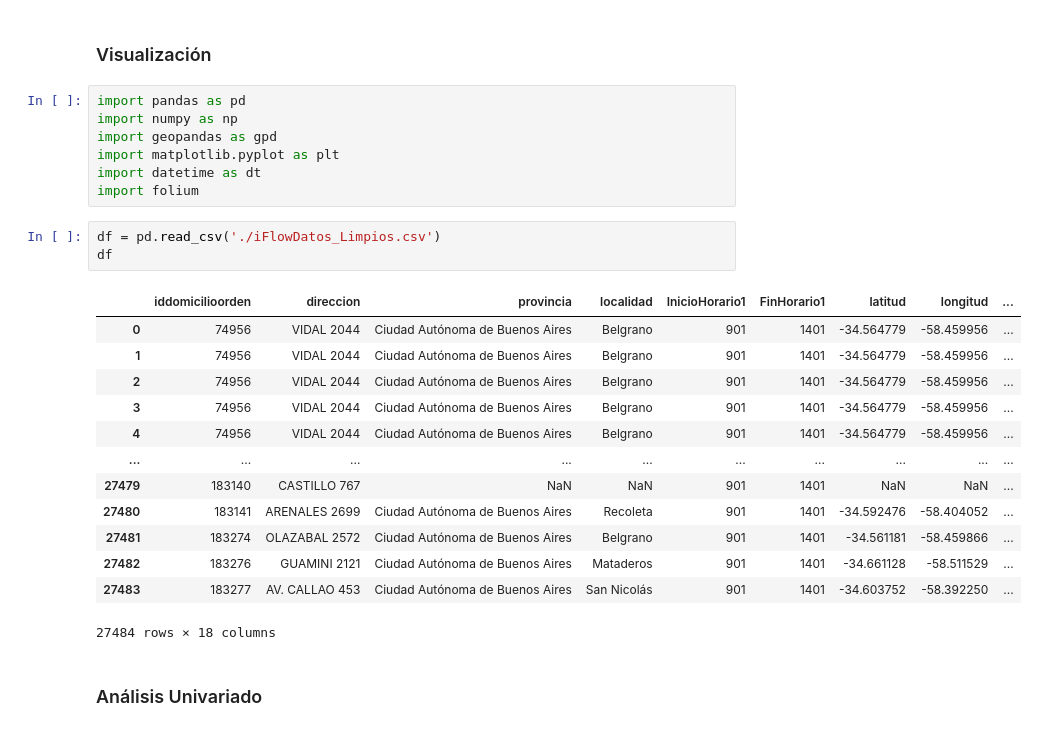
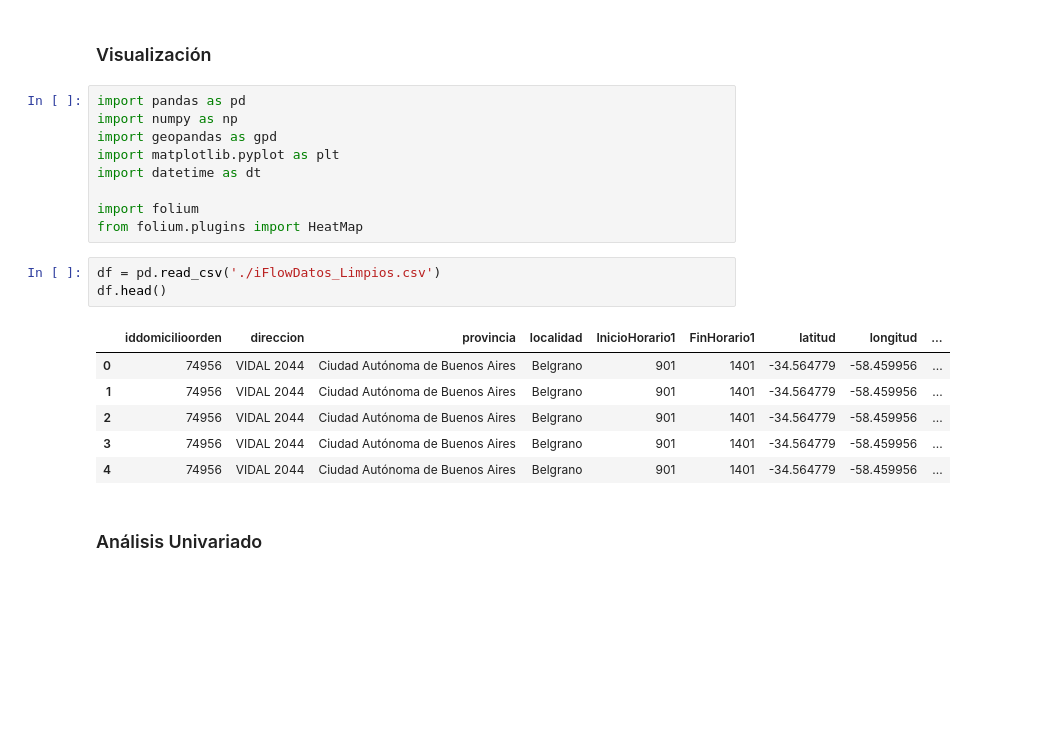
Before and after one commit to Maximo-Verdondoni/DesafioiFlow, a Jupyter notebook: Visualizacion.ipynb, the cells around one changed output. Drawn from its saved outputs; the diff is of its cells as text; blank space fills up the shorter version.

```diff
--- a/Visualizacion.ipynb
+++ b/Visualizacion.ipynb
@@ -6,24 +6,19 @@ import numpy as np
 import geopandas as gpd
 import matplotlib.pyplot as plt
 import datetime as dt
+
 import folium
+from folium.plugins import HeatMap
 # %%
 df = pd.read_csv('./iFlowDatos_Limpios.csv')
-df
+df.head()
 # %% [output]
 |  | iddomicilioorden | direccion | provincia | localidad | InicioHorario1 | FinHorario1 | latitud | longitud | ... |
 | 0 | 74956 | VIDAL 2044 | Ciudad Autónoma de Buenos Aires | Belgrano | 901 | 1401 | -34.564779 | -58.459956 | ... |
 | 1 | 74956 | VIDAL 2044 | Ciudad Autónoma de Buenos Aires | Belgrano | 901 | 1401 | -34.564779 | -58.459956 | ... |
 | 2 | 74956 | VIDAL 2044 | Ciudad Autónoma de Buenos Aires | Belgrano | 901 | 1401 | -34.564779 | -58.459956 | ... |
 | 3 | 74956 | VIDAL 2044 | Ciudad Autónoma de Buenos Aires | Belgrano | 901 | 1401 | -34.564779 | -58.459956 | ... |
 | 4 | 74956 | VIDAL 2044 | Ciudad Autónoma de Buenos Aires | Belgrano | 901 | 1401 | -34.564779 | -58.459956 | ... |
-| ... | ... | ... | ... | ... | ... | ... | ... | ... | ... |
-| 27479 | 183140 | CASTILLO 767 | NaN | NaN | 901 | 1401 | NaN | NaN | ... |
-| 27480 | 183141 | ARENALES 2699 | Ciudad Autónoma de Buenos Aires | Recoleta | 901 | 1401 | -34.592476 | -58.404052 | ... |
-| 27481 | 183274 | OLAZABAL 2572 | Ciudad Autónoma de Buenos Aires | Belgrano | 901 | 1401 | -34.561181 | -58.459866 | ... |
-| 27482 | 183276 | GUAMINI 2121 | Ciudad Autónoma de Buenos Aires | Mataderos | 901 | 1401 | -34.661128 | -58.511529 | ... |
-| 27483 | 183277 | AV. CALLAO 453 | Ciudad Autónoma de Buenos Aires | San Nicolás | 901 | 1401 | -34.603752 | -58.392250 | ... |
-27484 rows × 18 columns
 # %% [markdown]
 ### Análisis Univariado
 # %% [markdown]
```
Also changed, not shown: parts of 1 cell of this notebook, 3 other files.
